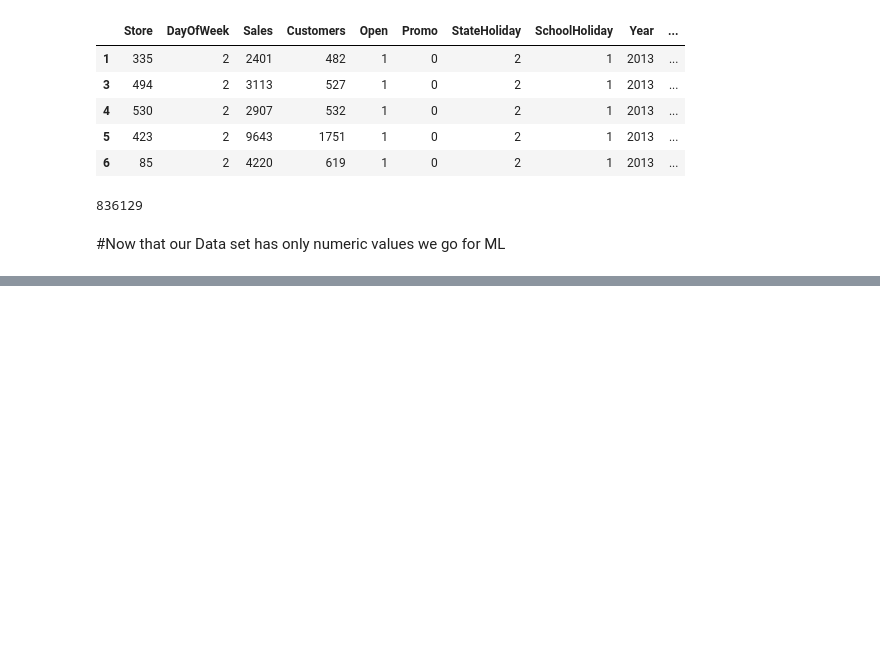
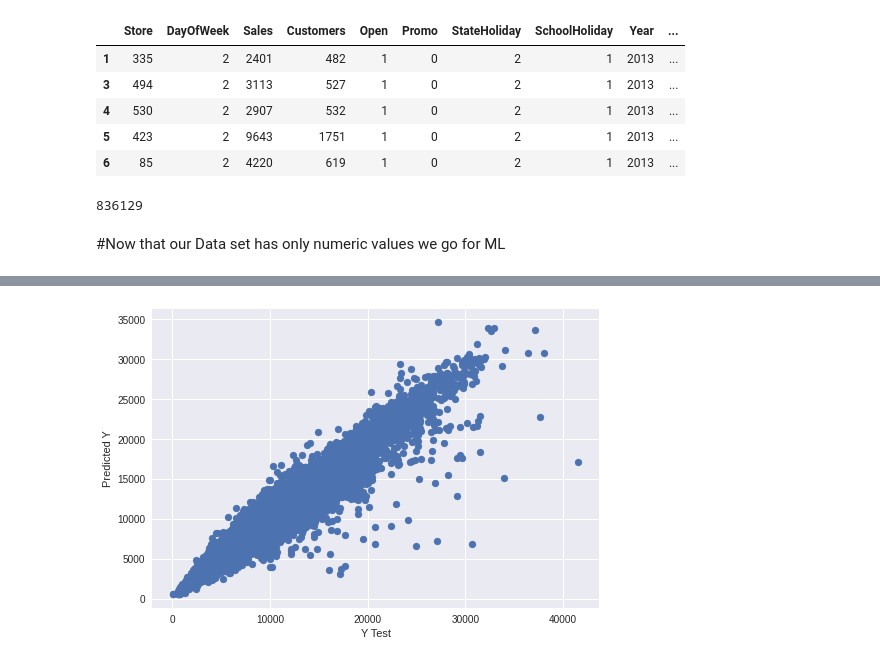
Before and after one commit to asim5800/Retail-Sales-Prediction, a Jupyter notebook: Asim_Rossmann_Sales_Prediction_Capstone_Project.ipynb, the cells around one changed output, grey strips where cells are left out. Saved outputs shown, nothing was run; the diff lists cells and outputs as text; code cells hidden in the pictures; blank space fills up the shorter version.

```diff
--- a/Asim_Rossmann_Sales_Prediction_Capstone_Project.ipynb
+++ b/Asim_Rossmann_Sales_Prediction_Capstone_Project.ipynb
@@ -515,0 +550,7 @@ Name: Sales, Length: 642008, dtype: int64
+# %%
+from sklearn.linear_model import ElasticNet
+#a * L1 + b * L2
+#alpha = a + b and l1_ratio = a / (a + b)
+elasticnet = ElasticNet(alpha=0.1, l1_ratio=0.5)
+# %%
+elasticnet.fit(X_train,y_train)
@@ -515,0 +626,13 @@ Name: Sales, Length: 642008, dtype: int64
+# %%
+#taking best
+%%time
+ideal_model = RandomForestRegressor(n_estimators=50,
+                                    min_samples_leaf=3,
+                                    min_samples_split=12,
+                                    max_features='auto',
+                                    max_depth=None,
+                                    max_samples=200000,
+                                    n_jobs=-1) #im changing max samples
+
+
+ideal_model.fit(X_train,y_train)
@@ -515,0 +648,2 @@ Name: Sales, Length: 642008, dtype: int64
+# %%
+predictions = ideal_model.predict( X_test)
@@ -515,0 +676,6 @@ Name: Sales, Length: 642008, dtype: int64
+# %%
+plt.scatter(y_test,predictions)
+plt.xlabel('Y Test')
+plt.ylabel('Predicted Y');
+# %% [output]
+[figure, added]
```
Also changed, not shown: parts of 46 cells of this notebook.
